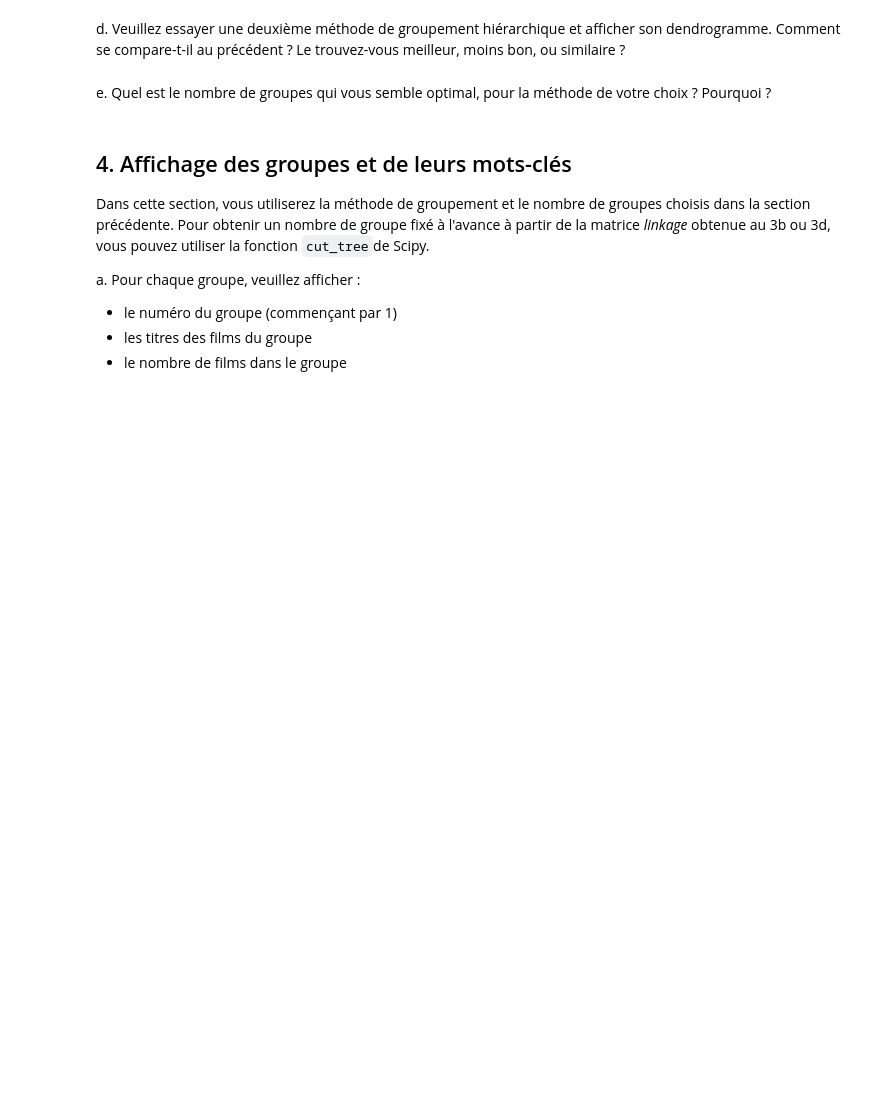
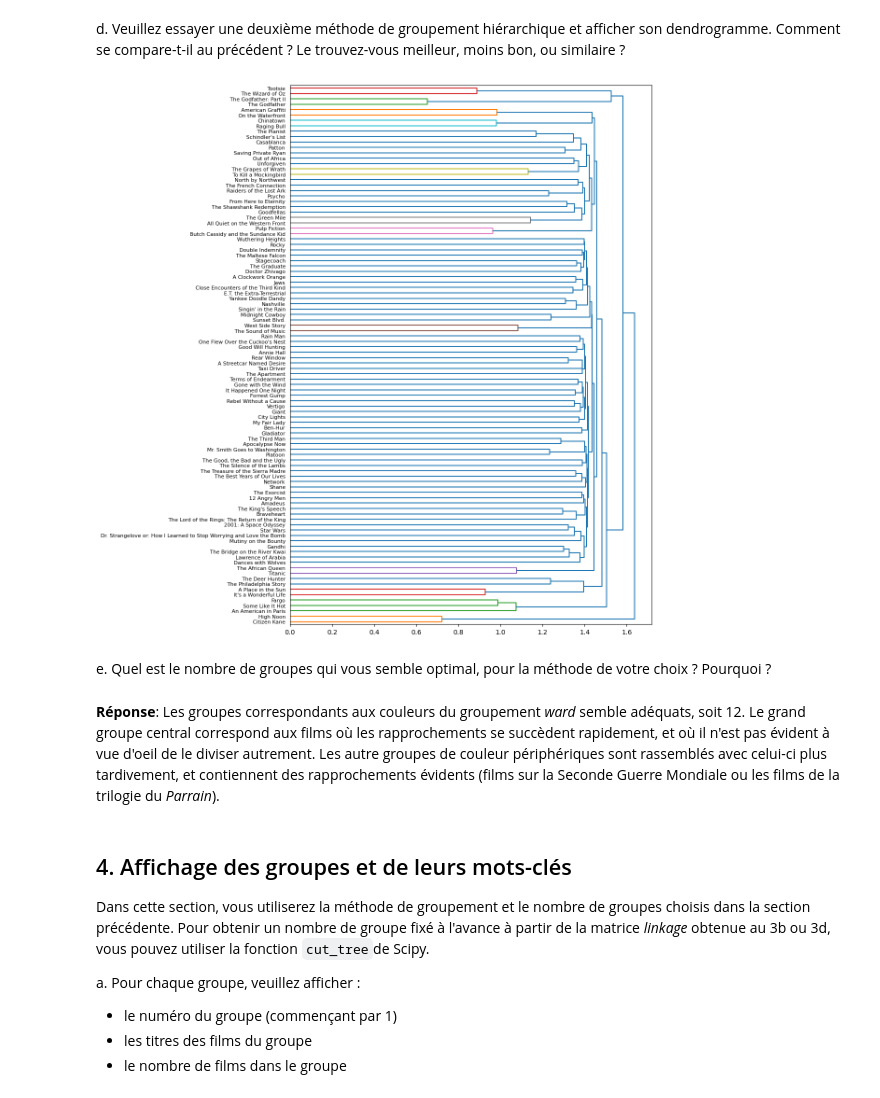
Before and after one commit to HUART1848/APN_L3, a Jupyter notebook: Labo3_Groupement_hiérarchique_HugoHuart.ipynb, the cells around one changed output. Drawn from its saved outputs; the diff is of its cells as text; code cells hidden in the pictures; blank space fills up the shorter version.

```diff
--- a/Labo3_Groupement_hiérarchique_HugoHuart.ipynb
+++ b/Labo3_Groupement_hiérarchique_HugoHuart.ipynb
@@ -165,7 +173,16 @@ dendrogram(grouping)
 # %% [markdown]
 d. Veuillez essayer une deuxième méthode de groupement hiérarchique et afficher son dendrogramme.  Comment se compare-t-il au précédent ?  Le trouvez-vous meilleur, moins bon, ou similaire ?
+# %%
+grouping_complete = complete(distances)
+# %%
+plt.figure(figsize=(10, 15))
+_ = dendrogram(grouping_complete, leaf_label_func=lambda i: movie_data["Title"][i], leaf_font_size=8, orientation="right")
+# %% [output]
+[figure, added]
 # %% [markdown]
 e. Quel est le nombre de groupes qui vous semble optimal, pour la méthode de votre choix ?  Pourquoi ?
+# %% [markdown]
+**Réponse**: Les groupes correspondants aux couleurs du groupement _ward_ semble adéquats, soit 12. Le grand groupe central correspond aux films où les rapprochements se succèdent rapidement, et où il n'est pas évident à vue d'oeil de le diviser autrement. Les autre groupes de couleur périphériques sont rassemblés avec celui-ci plus tardivement, et contiennent des rapprochements évidents (films sur la Seconde Guerre Mondiale ou les films de la trilogie du _Parrain_).
 # %% [markdown]
 ## 4. Affichage des groupes et de leurs mots-clés
 
```
Also changed, not shown: parts of 16 cells of this notebook, 1 other file.
